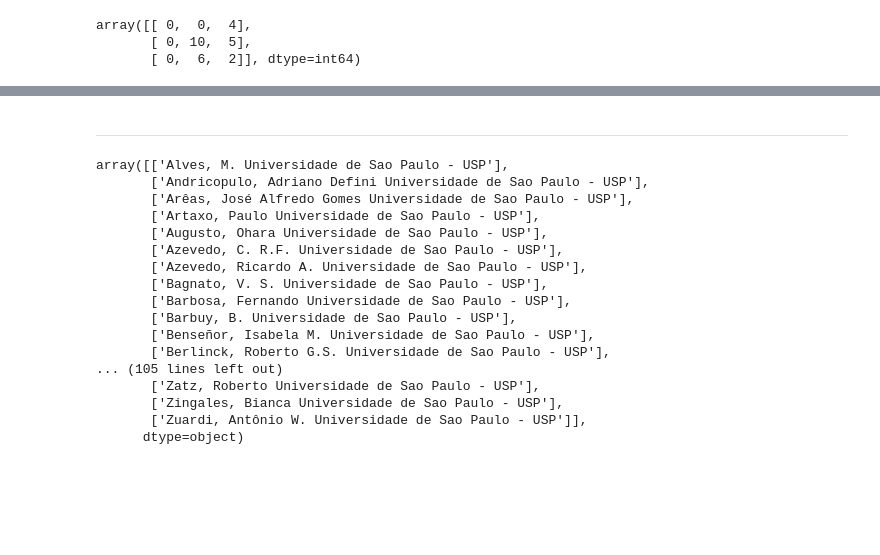
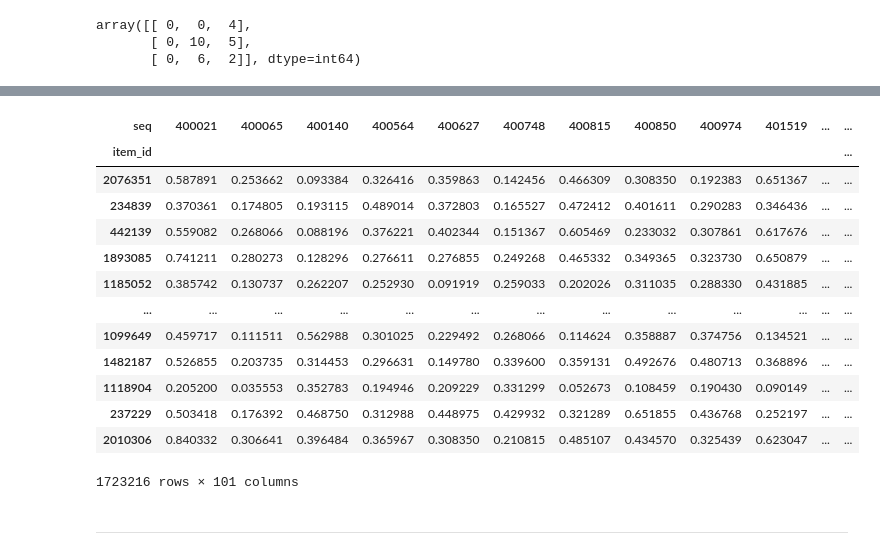
Before and after one commit to hitoshinagano/MercadoLibre_2020, a Jupyter notebook: notebooks/Untitled.ipynb, the cells around one changed output, grey strips where cells are left out. Saved outputs shown, nothing was run; the diff lists cells and outputs as text; code cells hidden in the pictures; blank space fills up the shorter version.

```diff
--- a/notebooks/Untitled.ipynb
+++ b/notebooks/Untitled.ipynb
@@ -30,0 +106,3 @@ array([[ 0,  0,  4],
+# %%
+a = item_data
+b = query_embs.T
@@ -30,0 +113,4 @@ array([[ 0,  0,  4],
+# %%
+scores = tf.matmul(a, b)
+# %%
+scores = scores.numpy()
@@ -31,2 +128,21 @@ array([[ 0,  0,  4],
+# %%
+scores = pd.DataFrame(scores, index = item_data.index, columns = query_embs.index)
+# %%
+scores
+# %% [output]
+| seq | 400021 | 400065 | 400140 | 400564 | 400627 | 400748 | 400815 | 400850 | 400974 | 401519 | ... | ... |
+| item_id |  |  |  |  |  |  |  |  |  |  |  | ... |
+| 2076351 | 0.587891 | 0.253662 | 0.093384 | 0.326416 | 0.359863 | 0.142456 | 0.466309 | 0.308350 | 0.192383 | 0.651367 | ... | ... |
+| 234839 | 0.370361 | 0.174805 | 0.193115 | 0.489014 | 0.372803 | 0.165527 | 0.472412 | 0.401611 | 0.290283 | 0.346436 | ... | ... |
+| 442139 | 0.559082 | 0.268066 | 0.088196 | 0.376221 | 0.402344 | 0.151367 | 0.605469 | 0.233032 | 0.307861 | 0.617676 | ... | ... |
+| 1893085 | 0.741211 | 0.280273 | 0.128296 | 0.276611 | 0.276855 | 0.249268 | 0.465332 | 0.349365 | 0.323730 | 0.650879 | ... | ... |
+| 1185052 | 0.385742 | 0.130737 | 0.262207 | 0.252930 | 0.091919 | 0.259033 | 0.202026 | 0.311035 | 0.288330 | 0.431885 | ... | ... |
+| ... | ... | ... | ... | ... | ... | ... | ... | ... | ... | ... | ... | ... |
+| 1099649 | 0.459717 | 0.111511 | 0.562988 | 0.301025 | 0.229492 | 0.268066 | 0.114624 | 0.358887 | 0.374756 | 0.134521 | ... | ... |
+| 1482187 | 0.526855 | 0.203735 | 0.314453 | 0.296631 | 0.149780 | 0.339600 | 0.359131 | 0.492676 | 0.480713 | 0.368896 | ... | ... |
+| 1118904 | 0.205200 | 0.035553 | 0.352783 | 0.194946 | 0.209229 | 0.331299 | 0.052673 | 0.108459 | 0.190430 | 0.090149 | ... | ... |
+| 237229 | 0.503418 | 0.176392 | 0.468750 | 0.312988 | 0.448975 | 0.429932 | 0.321289 | 0.651855 | 0.436768 | 0.252197 | ... | ... |
+| 2010306 | 0.840332 | 0.306641 | 0.396484 | 0.365967 | 0.308350 | 0.210815 | 0.485107 | 0.434570 | 0.325439 | 0.623047 | ... | ... |
+1723216 rows × 101 columns
 # %% [markdown]
 ----
@@ -39,20 +148,0 @@ df.columns = ['nome']
-# %%
-df[df.nome.str.contains('USP')].values
-# %% [output]
-array([['Alves, M. Universidade de Sao Paulo - USP'],
-       ['Andricopulo, Adriano Defini Universidade de Sao Paulo - USP'],
-       ['Arêas, José Alfredo Gomes Universidade de Sao Paulo - USP'],
-       ['Artaxo, Paulo Universidade de Sao Paulo - USP'],
-       ['Augusto, Ohara Universidade de Sao Paulo - USP'],
-       ['Azevedo, C. R.F. Universidade de Sao Paulo - USP'],
-       ['Azevedo, Ricardo A. Universidade de Sao Paulo - USP'],
-       ['Bagnato, V. S. Universidade de Sao Paulo - USP'],
-       ['Barbosa, Fernando Universidade de Sao Paulo - USP'],
-       ['Barbuy, B. Universidade de Sao Paulo - USP'],
-       ['Benseñor, Isabela M. Universidade de Sao Paulo - USP'],
-       ['Berlinck, Roberto G.S. Universidade de Sao Paulo - USP'],
-... (105 lines left out)
-       ['Zatz, Roberto Universidade de Sao Paulo - USP'],
-       ['Zingales, Bianca Universidade de Sao Paulo - USP'],
-       ['Zuardi, Antônio W. Universidade de Sao Paulo - USP']],
-      dtype=object)
```
Also changed, not shown: parts of 20 cells of this notebook, 9 other files.
